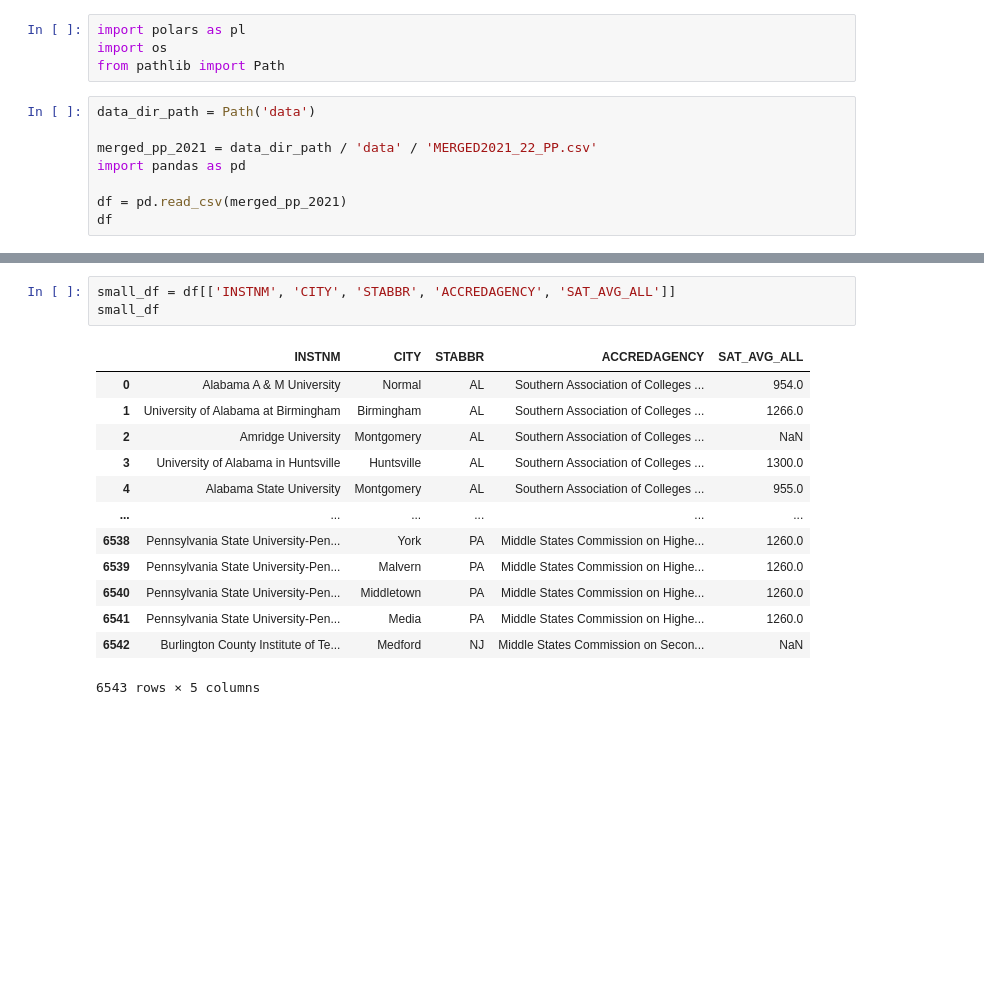
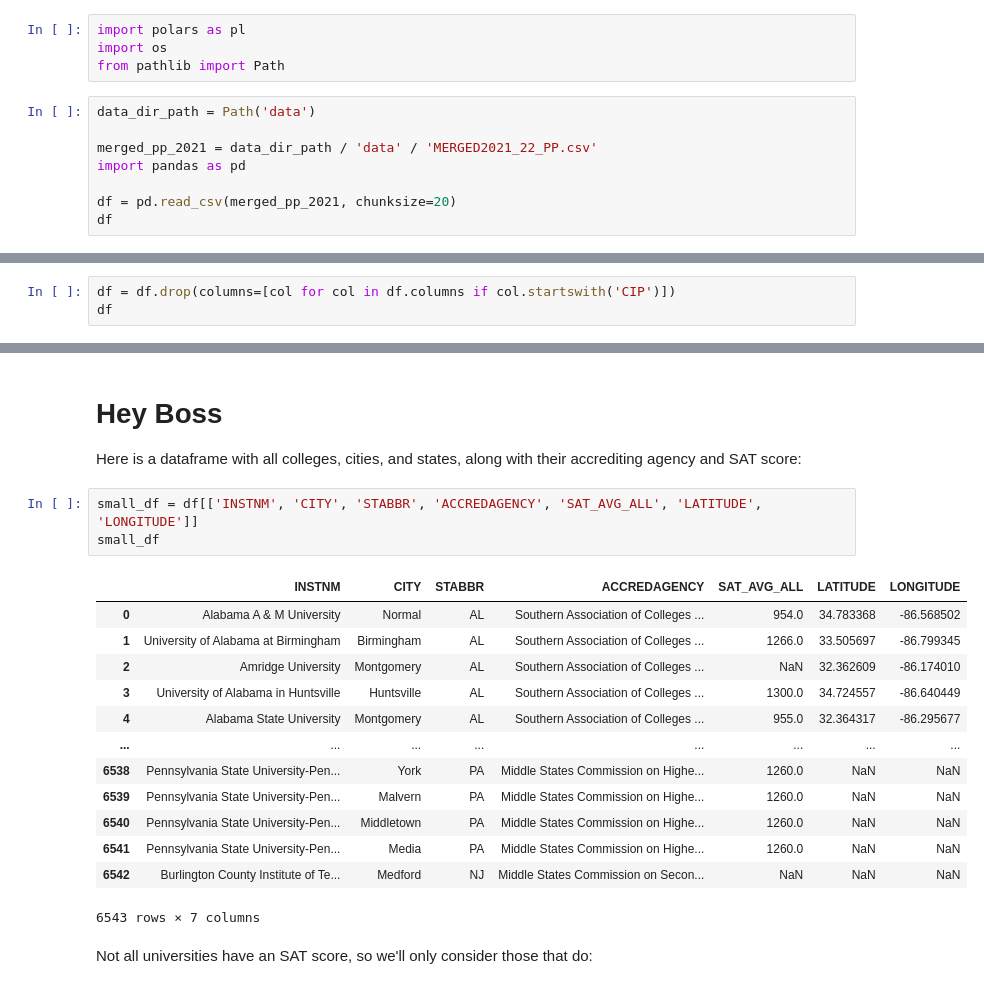
Before and after one commit to octaflop/mortaldata, a Jupyter notebook: 001_education.ipynb, the cells around one changed output, grey strips where cells are left out. Cells and saved outputs as stored; diff of their text form; blank space fills up the shorter version.

```diff
--- a/001_education.ipynb
+++ b/001_education.ipynb
@@ -11,6 +11,6 @@ data_dir_path = Path('data')
 merged_pp_2021 = data_dir_path / 'data' / 'MERGED2021_22_PP.csv'
 import pandas as pd
 
-df = pd.read_csv(merged_pp_2021)
+df = pd.read_csv(merged_pp_2021, chunksize=20)
 df
 # %% [output]
@@ -29,0 +18,3 @@ df
+# %%
+df = df.drop(columns=[col for col in df.columns if col.startswith('CIP')])
+df
@@ -30,18 +35,24 @@ df
+# %% [markdown]
+# Hey Boss
+
+Here is a dataframe with all colleges, cities, and states, along with their accrediting agency and SAT score:
 # %%
-small_df = df[['INSTNM', 'CITY', 'STABBR', 'ACCREDAGENCY', 'SAT_AVG_ALL']]
+small_df = df[['INSTNM', 'CITY', 'STABBR', 'ACCREDAGENCY', 'SAT_AVG_ALL', 'LATITUDE', 'LONGITUDE']]
 small_df
 # %% [output]
-|  | INSTNM | CITY | STABBR | ACCREDAGENCY | SAT_AVG_ALL |
-| 0 | Alabama A & M University | Normal | AL | Southern Association of Colleges ... | 954.0 |
-| 1 | University of Alabama at Birmingham | Birmingham | AL | Southern Association of Colleges ... | 1266.0 |
-| 2 | Amridge University | Montgomery | AL | Southern Association of Colleges ... | NaN |
-| 3 | University of Alabama in Huntsville | Huntsville | AL | Southern Association of Colleges ... | 1300.0 |
-| 4 | Alabama State University | Montgomery | AL | Southern Association of Colleges ... | 955.0 |
-| ... | ... | ... | ... | ... | ... |
-| 6538 | Pennsylvania State University-Pen... | York | PA | Middle States Commission on Highe... | 1260.0 |
-| 6539 | Pennsylvania State University-Pen... | Malvern | PA | Middle States Commission on Highe... | 1260.0 |
-| 6540 | Pennsylvania State University-Pen... | Middletown | PA | Middle States Commission on Highe... | 1260.0 |
-| 6541 | Pennsylvania State University-Pen... | Media | PA | Middle States Commission on Highe... | 1260.0 |
-| 6542 | Burlington County Institute of Te... | Medford | NJ | Middle States Commission on Secon... | NaN |
+|  | INSTNM | CITY | STABBR | ACCREDAGENCY | SAT_AVG_ALL | LATITUDE | LONGITUDE |
+| 0 | Alabama A & M University | Normal | AL | Southern Association of Colleges ... | 954.0 | 34.783368 | -86.568502 |
+| 1 | University of Alabama at Birmingham | Birmingham | AL | Southern Association of Colleges ... | 1266.0 | 33.505697 | -86.799345 |
+| 2 | Amridge University | Montgomery | AL | Southern Association of Colleges ... | NaN | 32.362609 | -86.174010 |
+| 3 | University of Alabama in Huntsville | Huntsville | AL | Southern Association of Colleges ... | 1300.0 | 34.724557 | -86.640449 |
+| 4 | Alabama State University | Montgomery | AL | Southern Association of Colleges ... | 955.0 | 32.364317 | -86.295677 |
+| ... | ... | ... | ... | ... | ... | ... | ... |
+| 6538 | Pennsylvania State University-Pen... | York | PA | Middle States Commission on Highe... | 1260.0 | NaN | NaN |
+| 6539 | Pennsylvania State University-Pen... | Malvern | PA | Middle States Commission on Highe... | 1260.0 | NaN | NaN |
+| 6540 | Pennsylvania State University-Pen... | Middletown | PA | Middle States Commission on Highe... | 1260.0 | NaN | NaN |
+| 6541 | Pennsylvania State University-Pen... | Media | PA | Middle States Commission on Highe... | 1260.0 | NaN | NaN |
+| 6542 | Burlington County Institute of Te... | Medford | NJ | Middle States Commission on Secon... | NaN | NaN | NaN |
-6543 rows × 5 columns
+6543 rows × 7 columns
+# %% [markdown]
+Not all universities have an SAT score, so we'll only consider those that do:
 # %%
```
Also changed, not shown: parts of 10 cells of this notebook.
